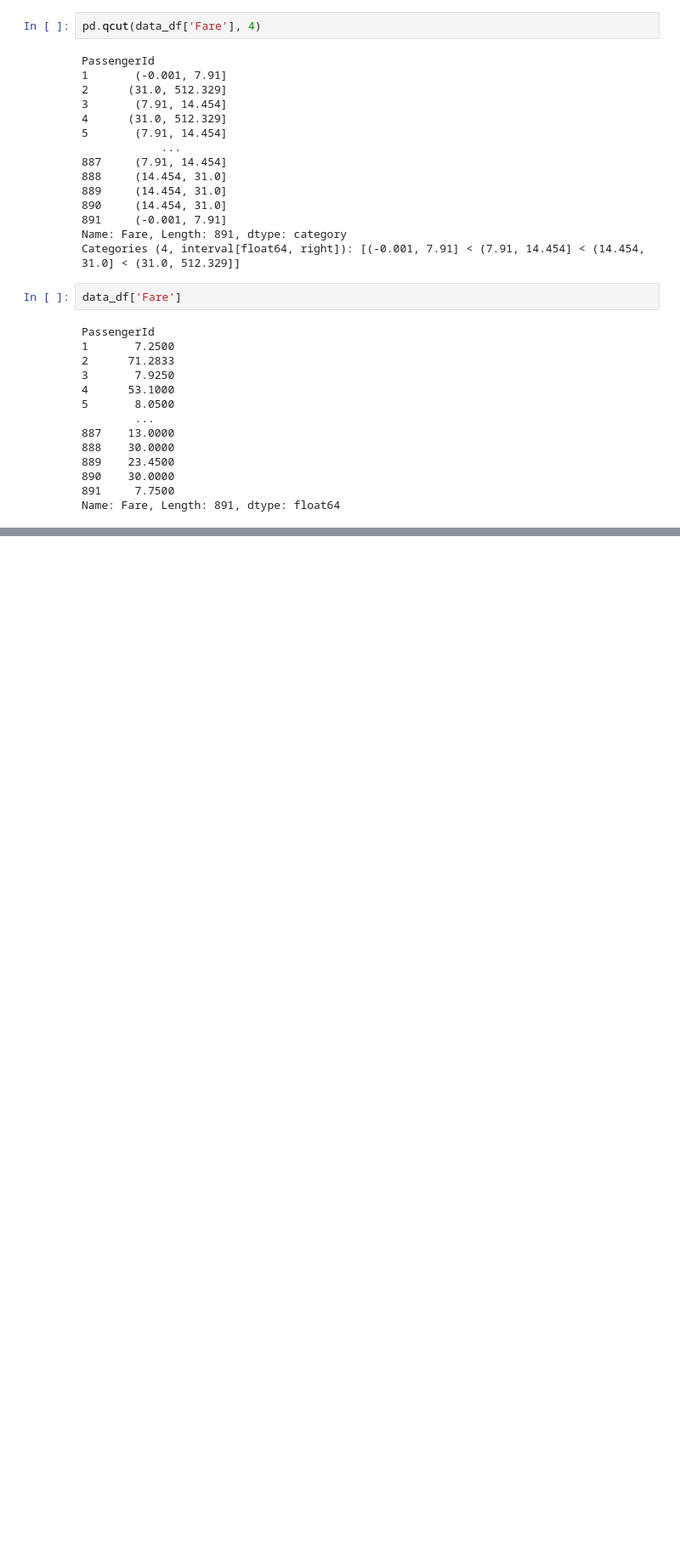
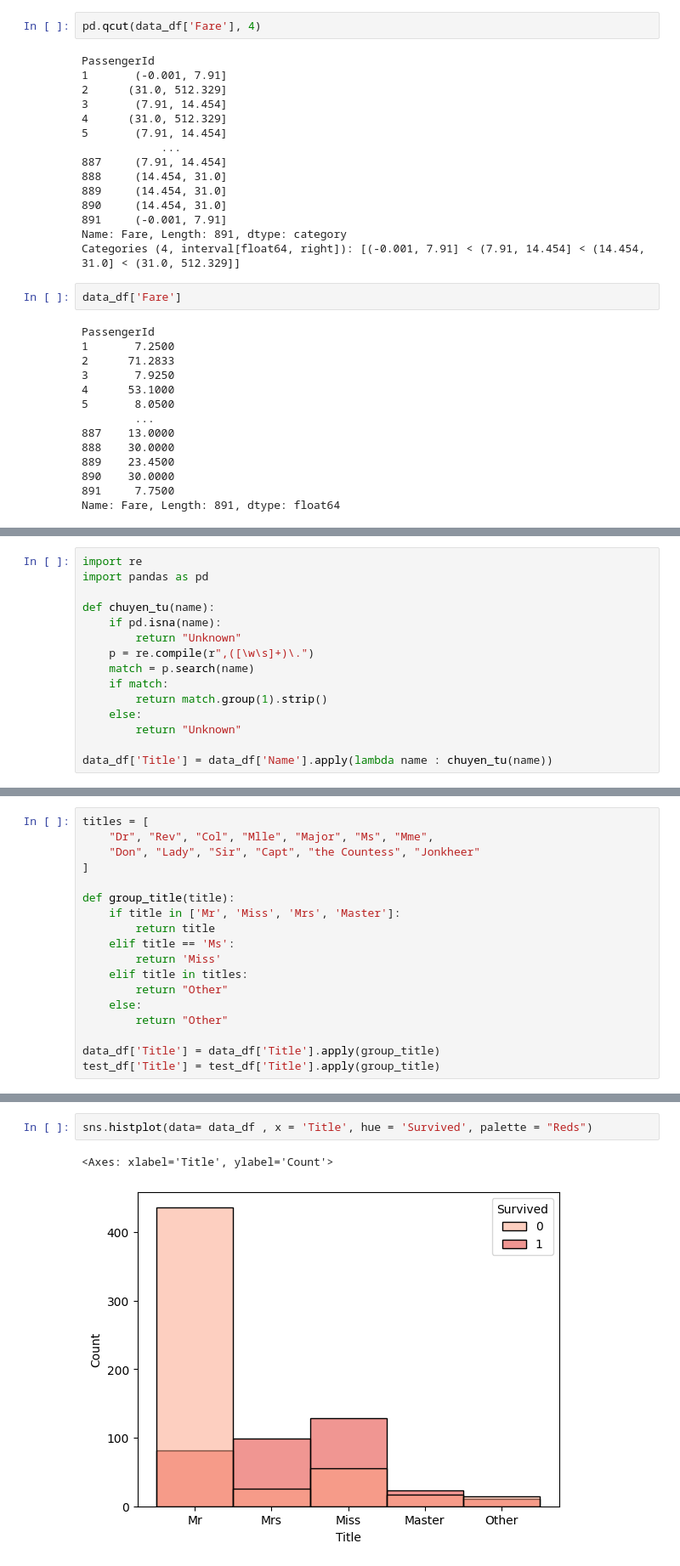
Before and after one commit to dungvnu123/project_titanic_py, a Jupyter notebook: thuc_hanh.ipynb, the cells around one changed output, grey strips where cells are left out. Shown at 85% size. Drawn from its saved outputs; the diff is of its cells as text; blank space fills up the shorter version.

Commit message:
Cập nhật thuc_hanh.ipynb và dữ liệu train/test

```diff
--- a/thuc_hanh.ipynb
+++ b/thuc_hanh.ipynb
@@ -355,0 +401,15 @@ Name: Fare, Length: 891, dtype: float64
+# %%
+import re
+import pandas as pd
+
+def chuyen_tu(name):
+    if pd.isna(name):
+        return "Unknown"
+    p = re.compile(r",([\w\s]+)\.")
+    match = p.search(name)
+    if match:
+        return match.group(1).strip()
+    else:
+        return "Unknown"
+
+data_df['Title'] = data_df['Name'].apply(lambda name : chuyen_tu(name))
@@ -355,0 +437,18 @@ Name: Fare, Length: 891, dtype: float64
+# %%
+titles = [
+    "Dr", "Rev", "Col", "Mlle", "Major", "Ms", "Mme",
+    "Don", "Lady", "Sir", "Capt", "the Countess", "Jonkheer"
+]
+
+def group_title(title):
+    if title in ['Mr', 'Miss', 'Mrs', 'Master']:
+        return title
+    elif title == 'Ms':
+        return 'Miss'
+    elif title in titles:
+        return "Other"
+    else:
+        return "Other"
+
+data_df['Title'] = data_df['Title'].apply(group_title)
+test_df['Title'] = test_df['Title'].apply(group_title)
@@ -355,0 +465,5 @@ Name: Fare, Length: 891, dtype: float64
+# %%
+sns.histplot(data= data_df , x = 'Title', hue = 'Survived', palette = "Reds")
+# %% [output]
+<Axes: xlabel='Title', ylabel='Count'>
+[figure, added]
```
Also changed, not shown: parts of 37 cells of this notebook, 4 other files.
